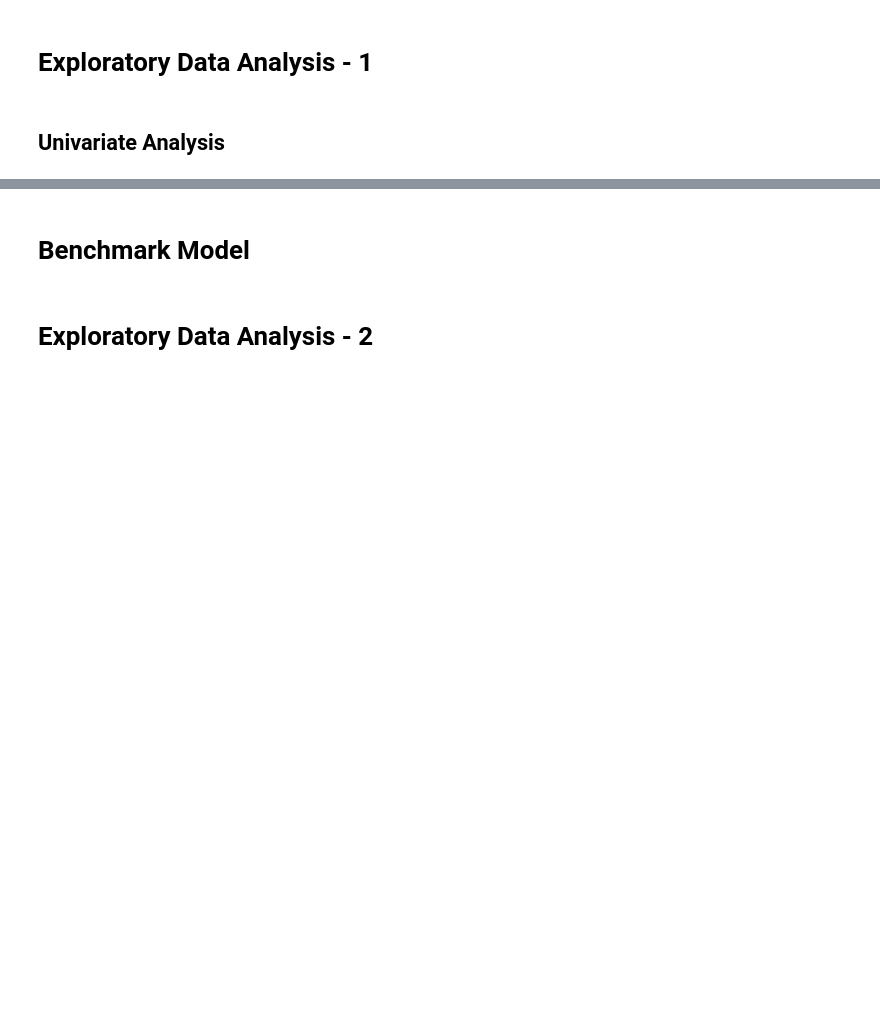
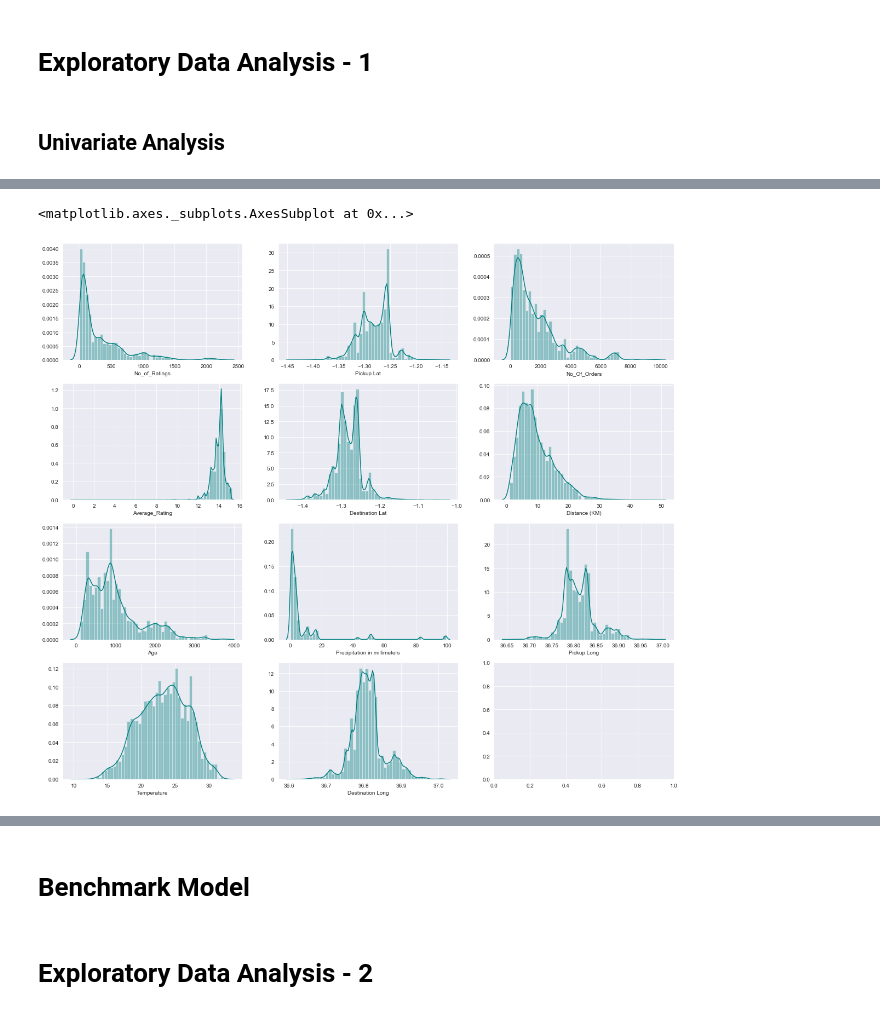
Before and after one commit to Explore-AI/regression-predict-api-template, a Jupyter notebook: predict deliverable/predict_titus.ipynb, the cells around one changed output, grey strips where cells are left out. Cells and saved outputs as stored; diff of their text form; code cells hidden in the pictures; blank space fills up the shorter version.

Commit message:
further EDA, categorical features and summary statistics

```diff
--- a/predict deliverable/predict_titus.ipynb
+++ b/predict deliverable/predict_titus.ipynb
@@ -351,29 +398,0 @@ train_data.loc[:, ['Order No'] + numeric_vars ].head()
-# %%
-# plot barchars for categorical features - Lookout for too many levels that can be grouped together
-def generateMultiDist(df, variables, nrows, ncols, length, width):
-
-    rows = range(0, nrows)
-    columns = range(0, ncols)
-    axis_position = list()
-
-    for i,j in enumerate(rows):
-        axis_position.append((i, j))
-
-    for x in itertools.permutations(rows, len(columns)):
-        axis_position.append(x[0:2])
-    axis_position = pd.Series(axis_position).drop_duplicates().sort_values().to_list()
-
-    var_axes = {variable: list(ax) for variable, ax in zip(variables, axis_position)}
-
-    fig, axes = plt.subplots(nrows, ncols, figsize = (width, length))
-    for variable, ax in var_axes.items():
-
-        x = ax[1]
-        y = ax[0]
-
-        multiDist = sns.distplot(
-                        df[variable],
-                        color = "teal",
-                        ax = axes[x, y]
-                    )
-    return multiDist
@@ -379,0 +412,14 @@ def generateMultiDist(df, variables, nrows, ncols, length, width):
+# %%
+# generate histograms for numeric features
+generateMultiDist(
+    df = train_data,
+    variables = numeric_vars,
+    nrows = 4,
+    ncols = 3,
+    length = 18,
+    width = 20,
+    func = sns.distplot
+)
+# %% [output]
+<matplotlib.axes._subplots.AxesSubplot at 0x...>
+[figure, added]
```
Also changed, not shown: parts of 17 cells of this notebook.
